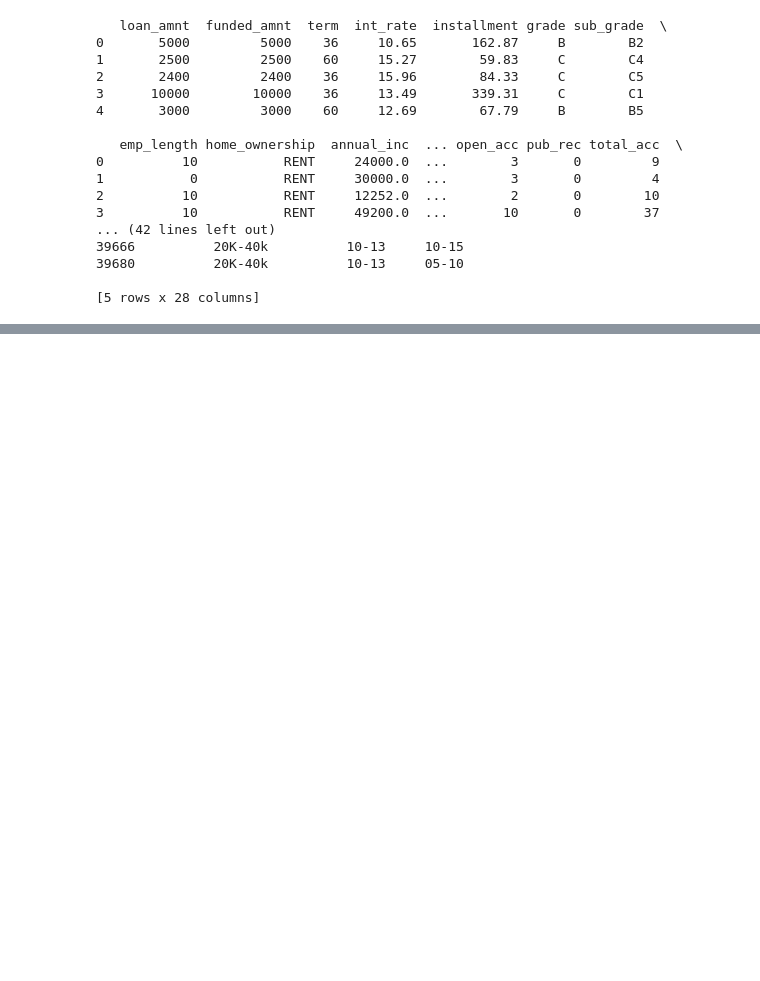
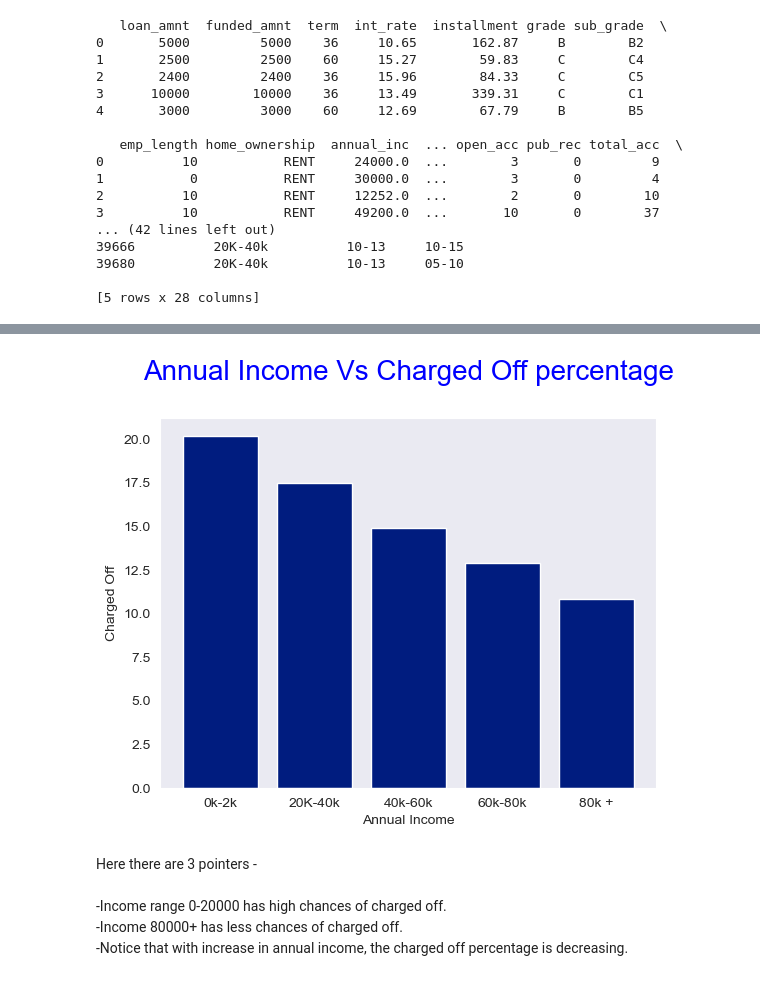
Before and after one commit to chetnapriyadarshini/Lending_Club_Case_Study_EDA, a Jupyter notebook: Group_Facilitator_Name.ipynb, the cells around one changed output, grey strips where cells are left out. Cells and saved outputs as stored; diff of their text form; code cells hidden in the pictures; blank space fills up the shorter version.

Commit message:
Updated the code with Bivariate Analysis

```diff
--- a/Group_Facilitator_Name.ipynb
+++ b/Group_Facilitator_Name.ipynb
@@ -907,0 +767,8 @@ Here is the analysis : <br><br>
+# %%
+#   Annual Income vs Charged off - with the help of income category created above 'annaul_inc_cats'
+
+inc_vs_COloan = loanData.groupby(['annual_inc_cats', 'loan_status']).loan_status.count().unstack().fillna(0).reset_index()
+inc_vs_COloan['Total'] = inc_vs_COloan['Charged Off'] + inc_vs_COloan['Current'] + inc_vs_COloan['Fully Paid']
+inc_vs_COloan['Chargedoff_percentage'] = (inc_vs_COloan['Charged Off'] / inc_vs_COloan['Total'])*100
+inc_vs_COloan.sort_values('Chargedoff_percentage', ascending=False)
+inc_vs_COloan
@@ -907,0 +782,15 @@ Here is the analysis : <br><br>
+# %%
+#   Plot the above analysis on bar
+plt.bar(inc_vs_COloan['annual_inc_cats'], inc_vs_COloan['Chargedoff_percentage'])
+plt.title("Annual Income Vs Charged Off percentage\n", fontdict={'fontsize':20,'fontweight':5,'color':'b'})
+plt.xlabel("Annual Income")
+plt.ylabel("Charged Off")
+
+plt.show()
+# %% [output]
+[figure, added]
+# %% [markdown]
+Here there are 3 pointers -<br><br>
+-Income range 0-20000 has high chances of charged off.<br>
+-Income 80000+  has less chances of charged off.<br>
+-Notice that with increase in annual income, the charged off percentage is decreasing.<br>
```
Also changed, not shown: parts of 40 cells of this notebook.
